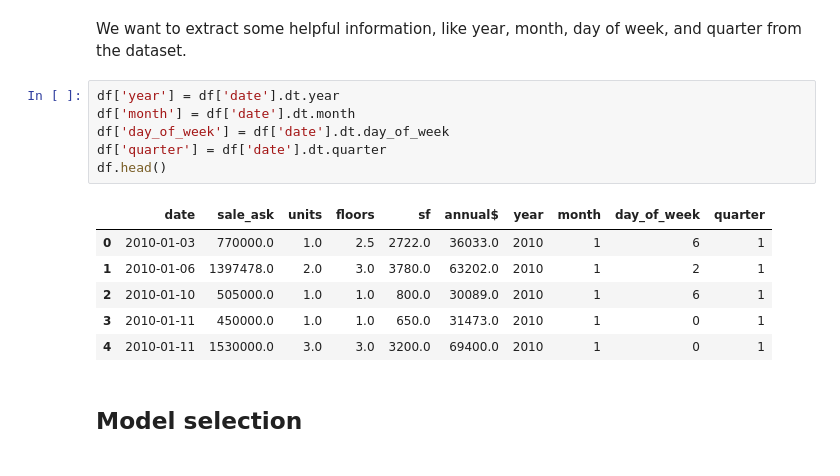
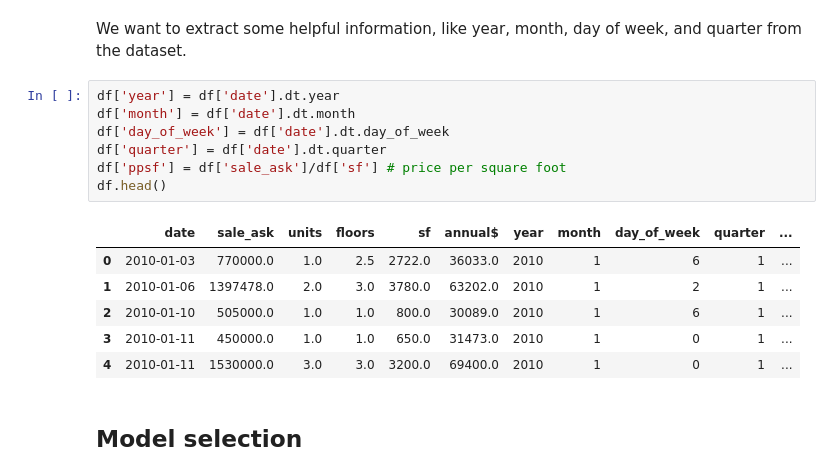
Before and after one commit to sralter/dean_property_consulting_2024, a Jupyter notebook: housing_time_series.ipynb, the cells around one changed output. Cells and saved outputs as stored; diff of their text form.

```diff
--- a/housing_time_series.ipynb
+++ b/housing_time_series.ipynb
@@ -91,16 +138,17 @@ We want to extract some helpful information, like year, month, day of week, and
 # %%
 df['year'] = df['date'].dt.year
 df['month'] = df['date'].dt.month
 df['day_of_week'] = df['date'].dt.day_of_week
 df['quarter'] = df['date'].dt.quarter
+df['ppsf'] = df['sale_ask']/df['sf'] # price per square foot
 df.head()
 # %% [output]
-|  | date | sale_ask | units | floors | sf | annual$ | year | month | day_of_week | quarter |
-| 0 | 2010-01-03 | 770000.0 | 1.0 | 2.5 | 2722.0 | 36033.0 | 2010 | 1 | 6 | 1 |
-| 1 | 2010-01-06 | 1397478.0 | 2.0 | 3.0 | 3780.0 | 63202.0 | 2010 | 1 | 2 | 1 |
-| 2 | 2010-01-10 | 505000.0 | 1.0 | 1.0 | 800.0 | 30089.0 | 2010 | 1 | 6 | 1 |
-| 3 | 2010-01-11 | 450000.0 | 1.0 | 1.0 | 650.0 | 31473.0 | 2010 | 1 | 0 | 1 |
-| 4 | 2010-01-11 | 1530000.0 | 3.0 | 3.0 | 3200.0 | 69400.0 | 2010 | 1 | 0 | 1 |
+|  | date | sale_ask | units | floors | sf | annual$ | year | month | day_of_week | quarter | ... |
+| 0 | 2010-01-03 | 770000.0 | 1.0 | 2.5 | 2722.0 | 36033.0 | 2010 | 1 | 6 | 1 | ... |
+| 1 | 2010-01-06 | 1397478.0 | 2.0 | 3.0 | 3780.0 | 63202.0 | 2010 | 1 | 2 | 1 | ... |
+| 2 | 2010-01-10 | 505000.0 | 1.0 | 1.0 | 800.0 | 30089.0 | 2010 | 1 | 6 | 1 | ... |
+| 3 | 2010-01-11 | 450000.0 | 1.0 | 1.0 | 650.0 | 31473.0 | 2010 | 1 | 0 | 1 | ... |
+| 4 | 2010-01-11 | 1530000.0 | 3.0 | 3.0 | 3200.0 | 69400.0 | 2010 | 1 | 0 | 1 | ... |
 # %% [markdown]
 ## Model selection
 # %% [markdown]
```
Also changed, not shown: parts of 17 cells of this notebook, 1 other file.
